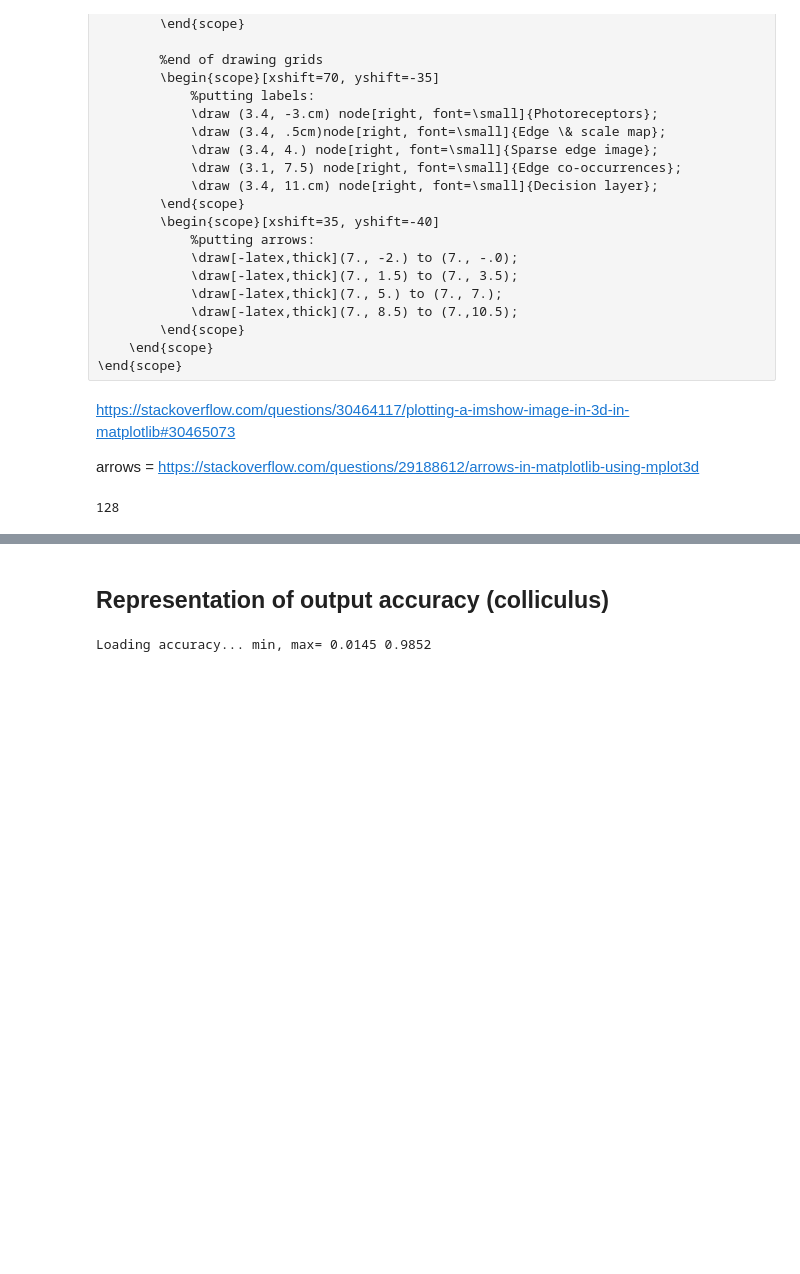
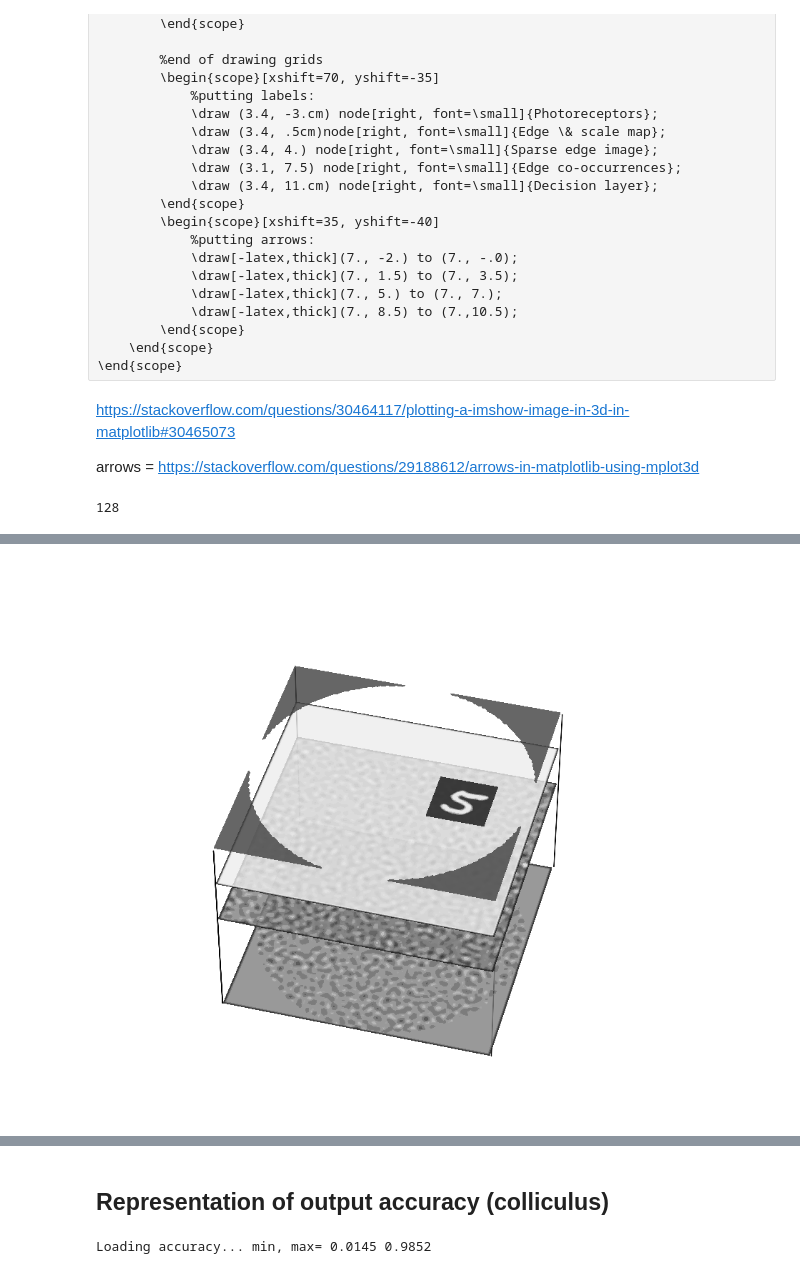
Before and after one commit to laurentperrinet/WhereIsMyMNIST, a Jupyter notebook: figures/2_methods.ipynb, the cells around one changed output, grey strips where cells are left out. Saved outputs shown, nothing was run; the diff lists cells and outputs as text; code cells hidden in the pictures; blank space fills up the shorter version.

```diff
--- a/figures/2_methods.ipynb
+++ b/figures/2_methods.ipynb
@@ -285,3 +307,89 @@ NameError: name 'Arrow' is not defined
+# %%
+def panel_A(fig=None, ax=None):
+
+    if fig is None:
+        fig = plt.figure(figsize=(figwidth, figwidth))
+        #fig, ax = plt.subplots(1, 1, figsize = (figwidth, figwidth))
+    if ax is None:
+        # show the 3D rotated projection
+        ax = fig.add_subplot(111, projection='3d')
+
+    X, Y = np.meshgrid(np.arange(args.N_pic), np.arange(args.N_pic))
+    mask = np.ones_like(X) * .0
+    mask[(X-args.N_pic//2)**2 + (Y-args.N_pic//2)**2 <(args.N_pic//2)**2] *= np.nan
+    mask[0, 0] = -1
+    mask[127, 0] = 1
+
+    contour = np.ones_like(X) * 1.
+    contour[X==0] *= 0.
+    contour[X==args.N_pic-1] *= 0.
+    contour[Y==0] *= 0.
+    contour[Y==args.N_pic-1] *= 0.
+
+    from retina import MotionCloudNoise
+    im_noise, _ = MotionCloudNoise(sf_0=args.sf_0, B_sf=args.B_sf)
+    data, label = next(iter(d.loader_test))
+    idx = 4
+    from retina import do_offset
+    im_mnist = do_offset(data[idx, 0, :, :], i_offset=i_offset, j_offset=j_offset, N_pic=128, data_min=2.)
+
+    im_mnist[im_mnist==2.] *= np.nan
+
+    #im_mnist = np.ones_like(X) * 1.
+    #im_mnist[(X-64)**2 + (Y-64)**2 > 8**2] *= np.nan
+
+    # show the 3D rotated projection
+    ax = fig.add_subplot(111, projection='3d')
+
+    layers = [0, .25, .35, .45]
+    #a = Arrow3D([j_offset-14, j_offset-14], [i_offset-14, i_offset-14], [.6, .6], mutation_scale=20, arrowstyle='-|>', color='r')
+    aopts = dict(mutation_scale=20, arrowstyle='-|>', alpha=1., color='r') #,  fill=True, facecolor='b', edgecolor='g')
+    aopts = dict(alpha=1., color='k') #,  fill=True, facecolor='b', edgecolor='g')
+    a = Arrow3D([args.N_pic]*2, [0]*2, [max(layers), 0], **aopts)
+    ax.add_artist(a)
+
+
+    N_q = 256
+    opts = dict(N=N_q, zdir='z', cmap=cm.gray, alpha=.8) # , vmin=-1, vmax=1.
+    cset = ax.contourf(X, Y, data_fullfield.T*contour, offset=0., **opts)
+    #ax.plot_surface(X, Y, np.zeros_like(X), facecolors=plt.cm.gray( data_fullfield.T*contour))
+    cset = ax.contourf(X, Y, im_noise.T*contour, offset=layers[1], **opts)
+    cset = ax.contourf(X, Y, np.ones_like(contour)*contour, offset=layers[2], **opts)
+    cset = ax.contourf(X, Y, im_mnist.T*contour, offset=layers[2], **opts)
+    cset = ax.contourf(X, Y, mask*contour, offset=layers[3], **opts)
+
+    #ax2.plot_surface(X, Y, data_fullfield, rstride=1, cstride=1, facecolors=plt.cm.gray(data_fullfield), shade=False)
+    #ax2.imshow(X, Y, data_fullfield, rstride=1, cstride=1, facecolors=plt.cm.gray(data_fullfield), shade=False)
+    ax.set_zlim((0.,.6))
+
+    a = Arrow3D([0]*2, [0]*2, [max(layers), 0], **aopts)
+    ax.add_artist(a)
+    a = Arrow3D([args.N_pic]*2, [args.N_pic]*2, [max(layers), 0], **aopts)
+    ax.add_artist(a)
+    a = Arrow3D([0]*2, [args.N_pic]*2, [max(layers), 0], **aopts)
+    ax.add_artist(a)
+    a = Arrow3D([args.N_pic]*2, [0]*2, [max(layers), 0], **aopts)
+    ax.add_artist(a)
+    a = Arrow3D([args.N_pic]*2, [0]*2, [max(layers), 0], **aopts)
+    ax.add_artist(a)
+    a = Arrow3D([args.N_pic]*2, [0]*2, [max(layers), 0], **aopts)
+    ax.add_artist(a)
+
+    # Hide grid lines
+    ax.grid(False)
+    ax.axis("off")
+    # Hide axes ticks
+    ax.set_xticks([])
+    ax.set_yticks([])
+    ax.set_zticks([])
+    ax.view_init(elev=45., azim=15.)
+
+    return fig, ax
+fig, ax = panel_A()
+
+fig.savefig('/tmp/panel_A.pdf')
+# %% [output]
+[figure, added]
 # %%
 mask*contour
 # %% [output]
```
Also changed, not shown: parts of 26 cells of this notebook, 8 other files.
